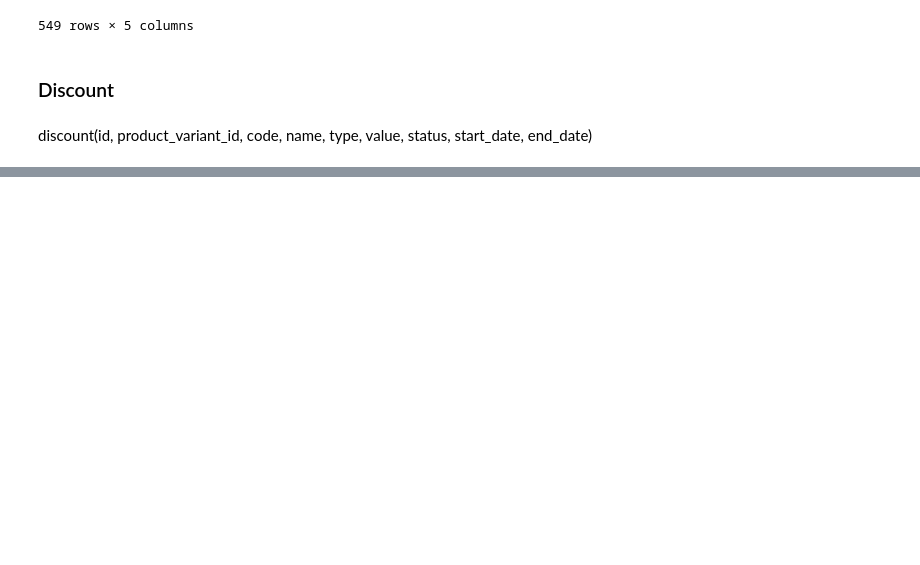
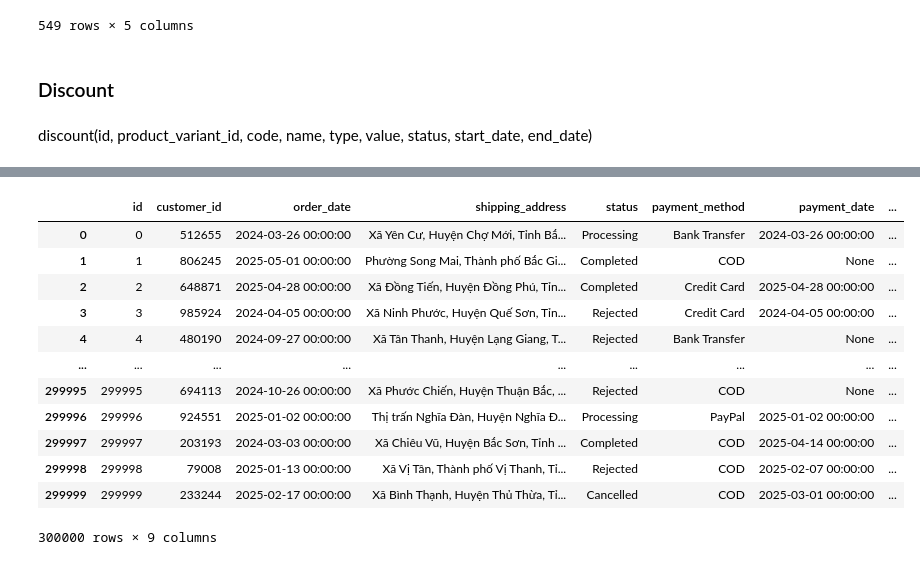
Before and after one commit to haiphong-0132/ETL_HQTCSDL, a Jupyter notebook: products/process.ipynb, the cells around one changed output, grey strips where cells are left out. Cells and saved outputs as stored; diff of their text form; code cells hidden in the pictures; blank space fills up the shorter version.

```diff
--- a/products/process.ipynb
+++ b/products/process.ipynb
@@ -1939,0 +2046,18 @@ for index, product_variant_id in enumerate(random_product_variant_ids):
+# %%
+order_status_list = ['Processing', 'Cancelled', 'Rejected', 'Completed']
+manage_order_status_list = ['Pending', 'Processing', 'Cancelled', 'Completed']
+payment_status_list = ['Pending', 'Paid', 'Refunded', 'Partially Paid']
+payment_method_list = ['COD', 'Credit Card', 'Bank Transfer', 'PayPal']
+# %%
+random_customer_order = account_df[account_df['status'].isin(['active', 'inactive'])][['id_y', 'address', 'created_at']].sample(n=300000, random_state=42).rename(columns={
+    'id_y': 'customer_id',
+    'address': 'shipping_address',
+    'created_at': 'created_at'
+})
+
+random_customer_order_tuples = [
+    (row['customer_id'], row['shipping_address'], row['created_at']) for _, row in random_customer_order.iterrows()
+]
+# %%
+random_product_variant_order = product_variant[['id', 'price']].sample(n=1000, random_state=42)
+random_product_variant_order
@@ -1939,0 +2078,3 @@ for index, product_variant_id in enumerate(random_product_variant_ids):
+# %%
+random_product_manager_id = manager_df[manager_df['role_id'] == 2]['id'].unique()
+random_product_manager_id
@@ -1939,0 +2200,16 @@ for index, product_variant_id in enumerate(random_product_variant_ids):
+# %%
+order_df
+# %% [output]
+|  | id | customer_id | order_date | shipping_address | status | payment_method | payment_date | ... |
+| 0 | 0 | 512655 | 2024-03-26 00:00:00 | Xã Yên Cư, Huyện Chợ Mới, Tỉnh Bắ... | Processing | Bank Transfer | 2024-03-26 00:00:00 | ... |
+| 1 | 1 | 806245 | 2025-05-01 00:00:00 | Phường Song Mai, Thành phố Bắc Gi... | Completed | COD | None | ... |
+| 2 | 2 | 648871 | 2025-04-28 00:00:00 | Xã Đồng Tiến, Huyện Đồng Phú, Tỉn... | Completed | Credit Card | 2025-04-28 00:00:00 | ... |
+| 3 | 3 | 985924 | 2024-04-05 00:00:00 | Xã Ninh Phước, Huyện Quế Sơn, Tỉn... | Rejected | Credit Card | 2024-04-05 00:00:00 | ... |
+| 4 | 4 | 480190 | 2024-09-27 00:00:00 | Xã Tân Thanh, Huyện Lạng Giang, T... | Rejected | Bank Transfer | None | ... |
+| ... | ... | ... | ... | ... | ... | ... | ... | ... |
+| 299995 | 299995 | 694113 | 2024-10-26 00:00:00 | Xã Phước Chiến, Huyện Thuận Bắc, ... | Rejected | COD | None | ... |
+| 299996 | 299996 | 924551 | 2025-01-02 00:00:00 | Thị trấn Nghĩa Đàn, Huyện Nghĩa Đ... | Processing | PayPal | 2025-01-02 00:00:00 | ... |
+| 299997 | 299997 | 203193 | 2024-03-03 00:00:00 | Xã Chiêu Vũ, Huyện Bắc Sơn, Tỉnh ... | Completed | COD | 2025-04-14 00:00:00 | ... |
+| 299998 | 299998 | 79008 | 2025-01-13 00:00:00 | Xã Vị Tân, Thành phố Vị Thanh, Tỉ... | Rejected | COD | 2025-02-07 00:00:00 | ... |
+| 299999 | 299999 | 233244 | 2025-02-17 00:00:00 | Xã Bình Thạnh, Huyện Thủ Thừa, Tỉ... | Cancelled | COD | 2025-03-01 00:00:00 | ... |
+300000 rows × 9 columns
```
Also changed, not shown: parts of 24 cells of this notebook, 7 other files.
